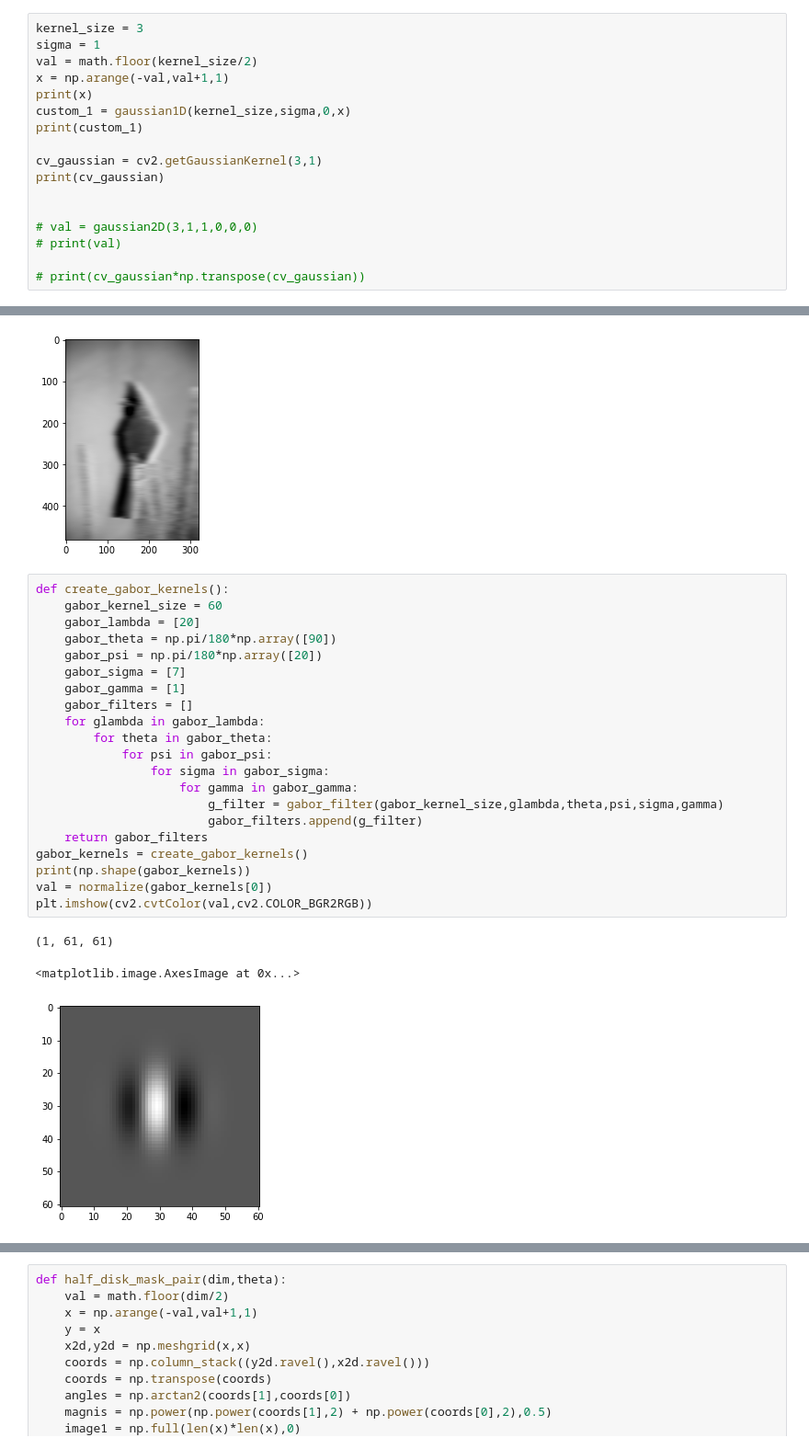
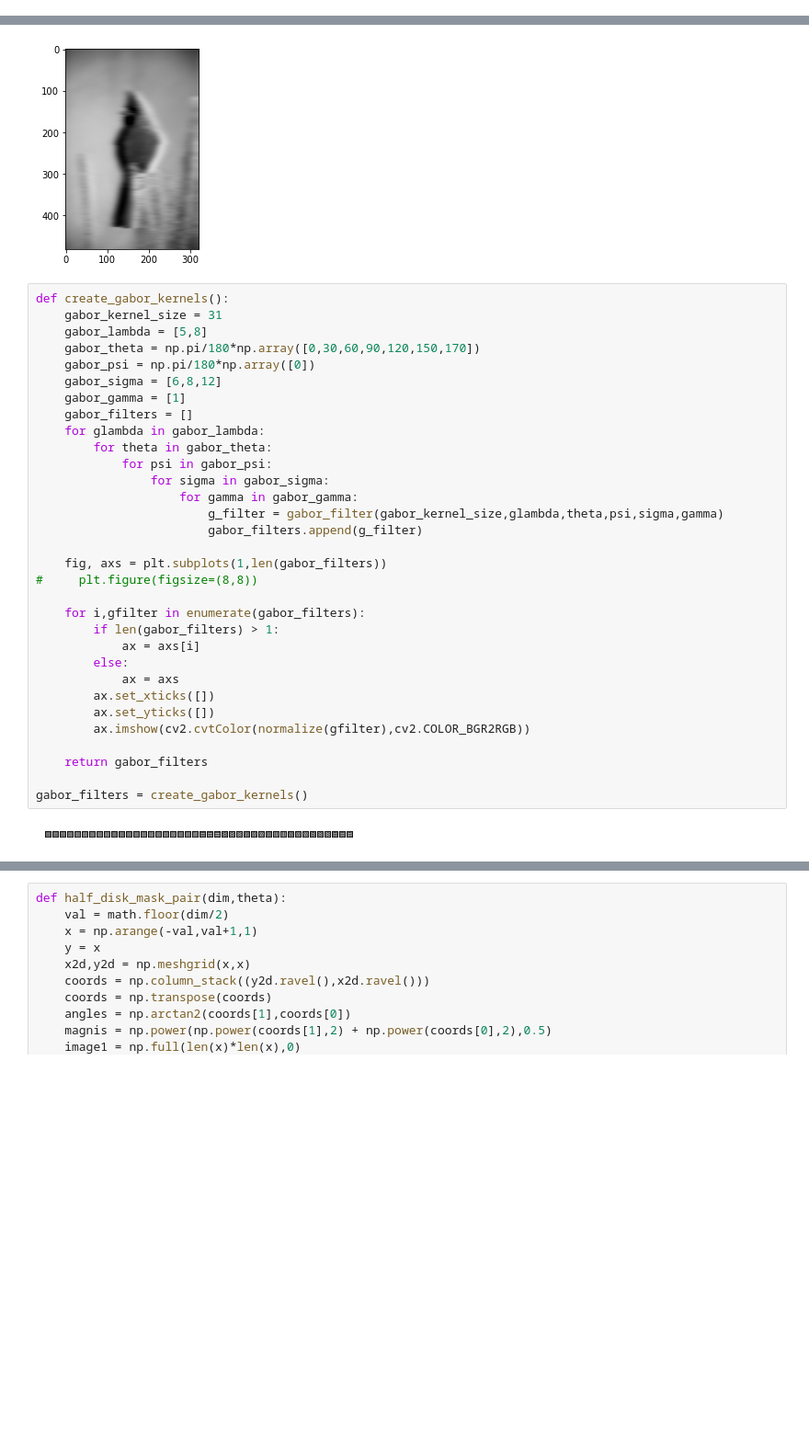
Before and after one commit to saikrn112/PB-lite-edge-detection-RBE549, a Jupyter notebook: CV_test.ipynb, the cells around one changed output, grey strips where cells are left out. Shown at 92% size. Drawn from its saved outputs; the diff is of its cells as text; blank space fills up the shorter version.

```diff
--- a/CV_test.ipynb
+++ b/CV_test.ipynb
@@ -166,20 +181,3 @@ test_DoG_filterbank()
 # %% [output]
 [figure]
 <Figure size 1600x1600 with 0 Axes>
-# %%
-kernel_size = 3
-sigma = 1
-val = math.floor(kernel_size/2)
-x = np.arange(-val,val+1,1)
-print(x)
-custom_1 = gaussian1D(kernel_size,sigma,0,x)
-print(custom_1)
-
-cv_gaussian = cv2.getGaussianKernel(3,1)
-print(cv_gaussian)
-
-
-# val = gaussian2D(3,1,1,0,0,0)
-# print(val)
-
-# print(cv_gaussian*np.transpose(cv_gaussian))
@@ -314,29 +302,38 @@ convolve_img_gabor()
 [figure]
 # %%
 def create_gabor_kernels():
-    gabor_kernel_size = 60
-    gabor_lambda = [20]
-    gabor_theta = np.pi/180*np.array([90])
-    gabor_psi = np.pi/180*np.array([20])
-    gabor_sigma = [7]
+    gabor_kernel_size = 31
+    gabor_lambda = [5,8]
+    gabor_theta = np.pi/180*np.array([0,30,60,90,120,150,170])
+    gabor_psi = np.pi/180*np.array([0])
+    gabor_sigma = [6,8,12]
     gabor_gamma = [1]
     gabor_filters = []
     for glambda in gabor_lambda:
         for theta in gabor_theta:
             for psi in gabor_psi:
                 for sigma in gabor_sigma:
                     for gamma in gabor_gamma:
                         g_filter = gabor_filter(gabor_kernel_size,glambda,theta,psi,sigma,gamma)
                         gabor_filters.append(g_filter)
+
+    fig, axs = plt.subplots(1,len(gabor_filters))
+#     plt.figure(figsize=(8,8))
+
+    for i,gfilter in enumerate(gabor_filters):
+        if len(gabor_filters) > 1:
+            ax = axs[i]
+        else:
+            ax = axs
+        ax.set_xticks([])
+        ax.set_yticks([])
+        ax.imshow(cv2.cvtColor(normalize(gfilter),cv2.COLOR_BGR2RGB))
+
     return gabor_filters
-gabor_kernels = create_gabor_kernels()
-print(np.shape(gabor_kernels))
-val = normalize(gabor_kernels[0])
-plt.imshow(cv2.cvtColor(val,cv2.COLOR_BGR2RGB))
+
+gabor_filters = create_gabor_kernels()
 # %% [output]
-(1, 61, 61)
-<matplotlib.image.AxesImage at 0x...>
-[figure, old version]
+[figure, new version]
 # %%
 def group_filters():
     dog_scaling_factor = 100000
```
Also changed, not shown: parts of 18 cells of this notebook.
